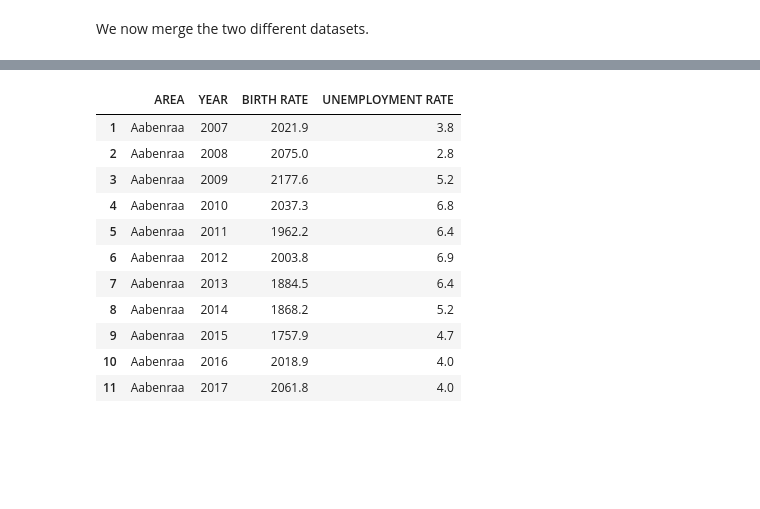
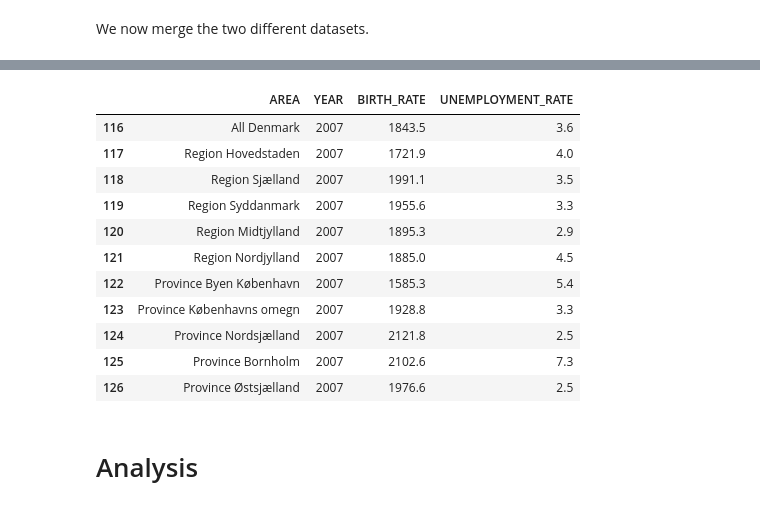
Before and after one commit to MathiasNymand/projects-2019-team-spirit, a Jupyter notebook: dataproject/dataproject22.ipynb, the cells around one changed output, grey strips where cells are left out. Cells and saved outputs as stored; diff of their text form; code cells hidden in the pictures; blank space fills up the shorter version.

```diff
--- a/dataproject/dataproject22.ipynb
+++ b/dataproject/dataproject22.ipynb
@@ -200,16 +201,23 @@ We now drop the year 2006 and 2018 since, we don't have any information about th
-# %%
-merged_data = merged_data.dropna()
-merged_data.head(11)
-# %% [output]
-|  | AREA | YEAR | BIRTH RATE | UNEMPLOYMENT RATE |
-| 1 | Aabenraa | 2007 | 2021.9 | 3.8 |
-| 2 | Aabenraa | 2008 | 2075.0 | 2.8 |
-| 3 | Aabenraa | 2009 | 2177.6 | 5.2 |
-| 4 | Aabenraa | 2010 | 2037.3 | 6.8 |
-| 5 | Aabenraa | 2011 | 1962.2 | 6.4 |
-| 6 | Aabenraa | 2012 | 2003.8 | 6.9 |
-| 7 | Aabenraa | 2013 | 1884.5 | 6.4 |
-| 8 | Aabenraa | 2014 | 1868.2 | 5.2 |
-| 9 | Aabenraa | 2015 | 1757.9 | 4.7 |
-| 10 | Aabenraa | 2016 | 2018.9 | 4.0 |
-| 11 | Aabenraa | 2017 | 2061.8 | 4.0 |
+# %%
+merged_data = merged_data.dropna()
+merged_data = merged_data[merged_data['BIRTH_RATE'] != '..']
+### HUSK AT DROPPE REGIONER ETC.!
+#merged_data1 = merged_data.set_index("AREA")
+#merged_data = merged_data.drop(["All Denmark"])
+
+merged_data.head(20)
+# %% [output]
+|  | AREA | YEAR | BIRTH_RATE | UNEMPLOYMENT_RATE |
+| 116 | All Denmark | 2007 | 1843.5 | 3.6 |
+| 117 | Region Hovedstaden | 2007 | 1721.9 | 4.0 |
+| 118 | Region Sjælland | 2007 | 1991.1 | 3.5 |
+| 119 | Region Syddanmark | 2007 | 1955.6 | 3.3 |
+| 120 | Region Midtjylland | 2007 | 1895.3 | 2.9 |
+| 121 | Region Nordjylland | 2007 | 1885.0 | 4.5 |
+| 122 | Province Byen København | 2007 | 1585.3 | 5.4 |
+| 123 | Province Københavns omegn | 2007 | 1928.8 | 3.3 |
+| 124 | Province Nordsjælland | 2007 | 2121.8 | 2.5 |
+| 125 | Province Bornholm | 2007 | 2102.6 | 7.3 |
+| 126 | Province Østsjælland | 2007 | 1976.6 | 2.5 |
+# %% [markdown]
+# Analysis
```
Also changed, not shown: parts of 16 cells of this notebook.
